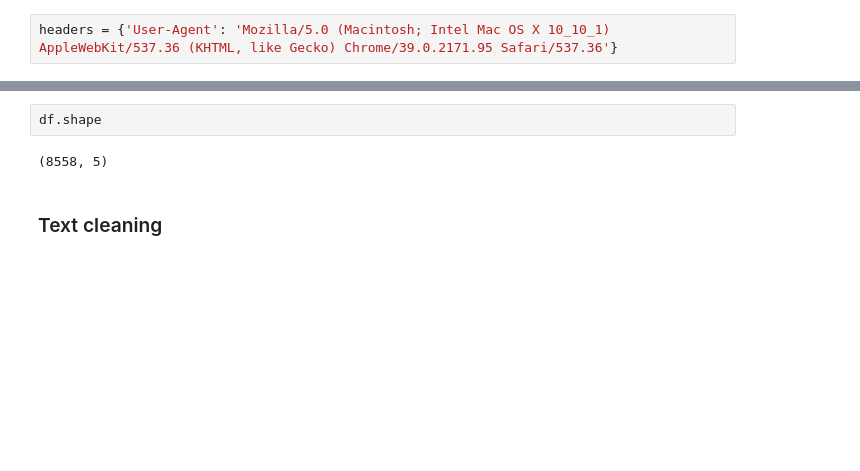
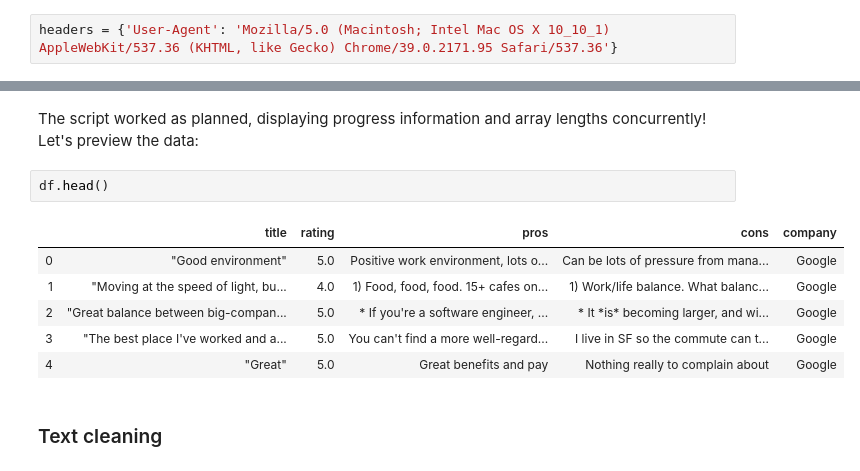
Before and after one commit to jfleury12/job-satisfaction-nlp, a Jupyter notebook: notebooks/data_scraping.ipynb, the cells around one changed output, grey strips where cells are left out. Drawn from its saved outputs; the diff is of its cells as text; blank space fills up the shorter version.

```diff
--- a/notebooks/data_scraping.ipynb
+++ b/notebooks/data_scraping.ipynb
@@ -183,6 +191,14 @@ This operation took 13.92083643277486 minutes to scrape 201 pages at a pace of 4
+# %% [markdown]
+The script worked as planned, displaying progress information and array lengths concurrently!
+Let's preview the data:
 # %%
-df.shape
+df.head()
 # %% [output]
-(8558, 5)
+|  | title | rating | pros | cons | company |
+| 0 | "Good environment" | 5.0 | Positive work environment, lots o... | Can be lots of pressure from mana... | Google |
+| 1 | "Moving at the speed of light, bu... | 4.0 | 1) Food, food, food. 15+ cafes on... | 1) Work/life balance. What balanc... | Google |
+| 2 | "Great balance between big-compan... | 5.0 | * If you're a software engineer, ... | * It *is* becoming larger, and wi... | Google |
+| 3 | "The best place I've worked and a... | 5.0 | You can't find a more well-regard... | I live in SF so the commute can t... | Google |
+| 4 | "Great" | 5.0 | Great benefits and pay | Nothing really to complain about | Google |
 # %% [markdown]
 ### Text cleaning
```
Also changed, not shown: parts of 33 cells of this notebook, 1 other file.
